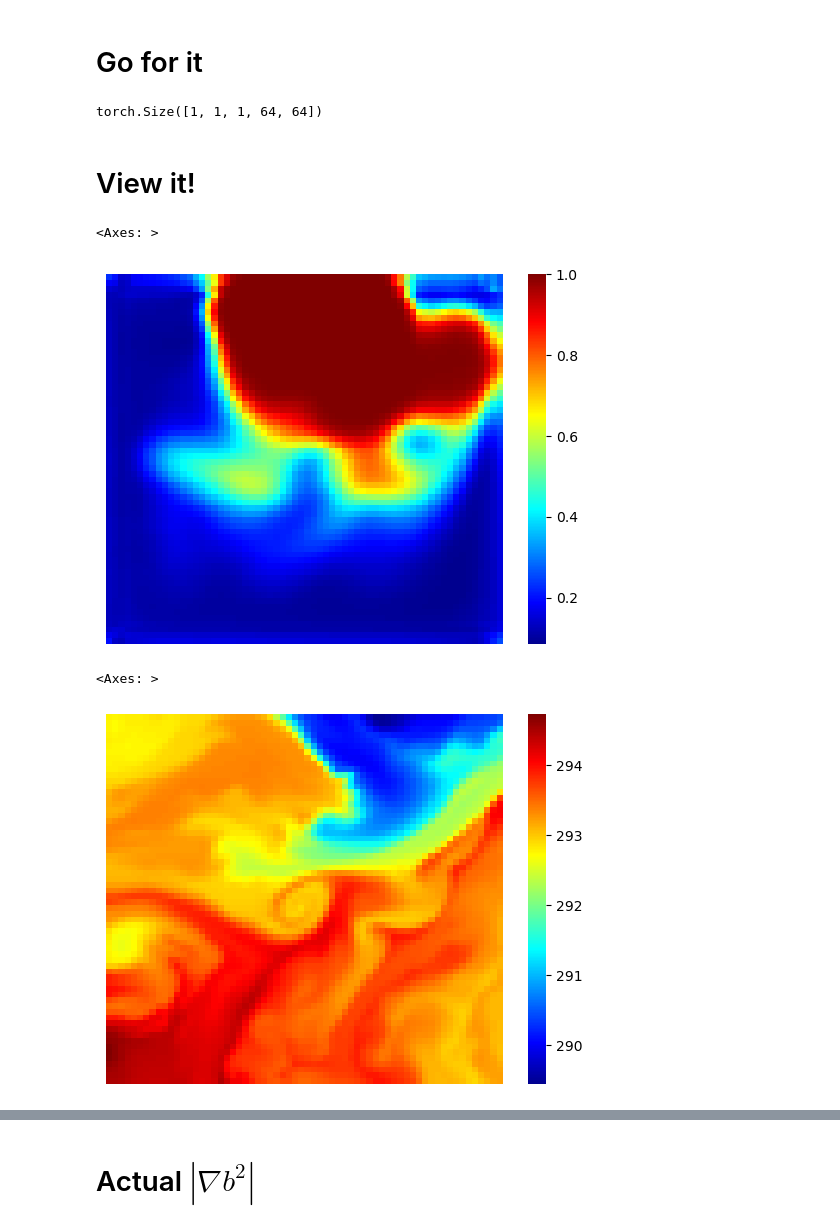
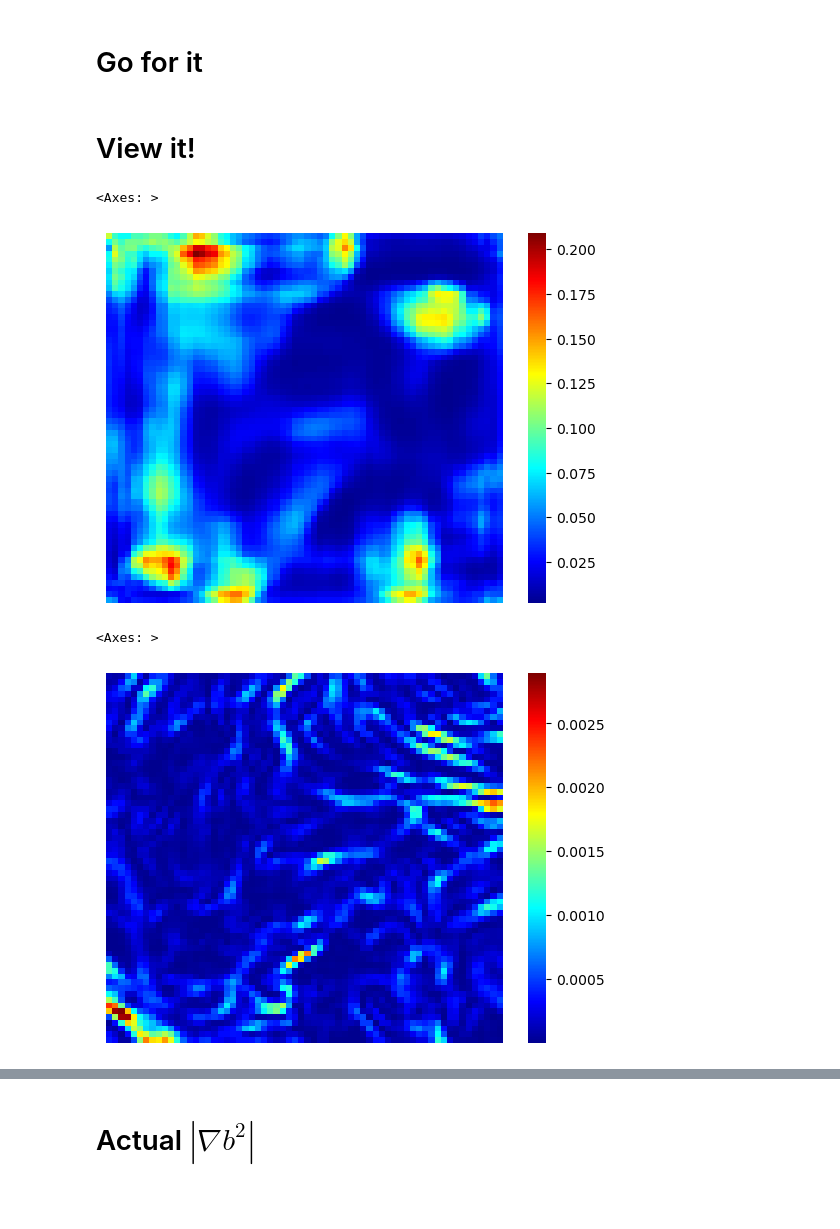
Before and after one commit to AI-for-Ocean-Science/fronts, a Jupyter notebook: fronts/runs/prototypes/sst_ssh_unet/Predict.ipynb, the cells around one changed output, grey strips where cells are left out. Drawn from its saved outputs; the diff is of its cells as text; code cells hidden in the pictures; blank space fills up the shorter version.

```diff
--- a/fronts/runs/prototypes/sst_ssh_unet/Predict.ipynb
+++ b/fronts/runs/prototypes/sst_ssh_unet/Predict.ipynb
@@ -74,7 +83,7 @@ valid_file = '/home/xavier/Projects/Oceanography/data/OGCM/LLC/Fronts/LLC4320_SS
 f = h5py.File(valid_file,'r')
 # %%
-idx = 33
+idx = 5
 img = f['inputs'][idx:idx+1]
 targ = f['targets'][idx:idx+1]
-targ.sum()
+targ.sum(), valid_tbl.iloc[idx].UID
 # %% [output]
@@ -114,21 +151,17 @@ with torch.no_grad():
         else:
             # forward pass
             prediction = model(input)
-# %%
-prediction.shape
-# %% [output]
-torch.Size([1, 1, 1, 64, 64])
 # %% [markdown]
 # View it!
 # %%
 images.show_image(prediction[0,0,0,...])
 # %% [output]
 <Axes: >
-[figure, old version]
+[figure, new version]
 # %%
 #images.show_image(targ[0,0,0,...])
 #images.show_image(np.log10(img[0,0,0,...]))
-images.show_image(img[0,2,0,...])
+images.show_image(img[0,0,0,...])
 # %% [output]
 <Axes: >
-[figure, old version]
+[figure, new version]
```
Also changed, not shown: parts of 21 cells of this notebook, 3 other files.
